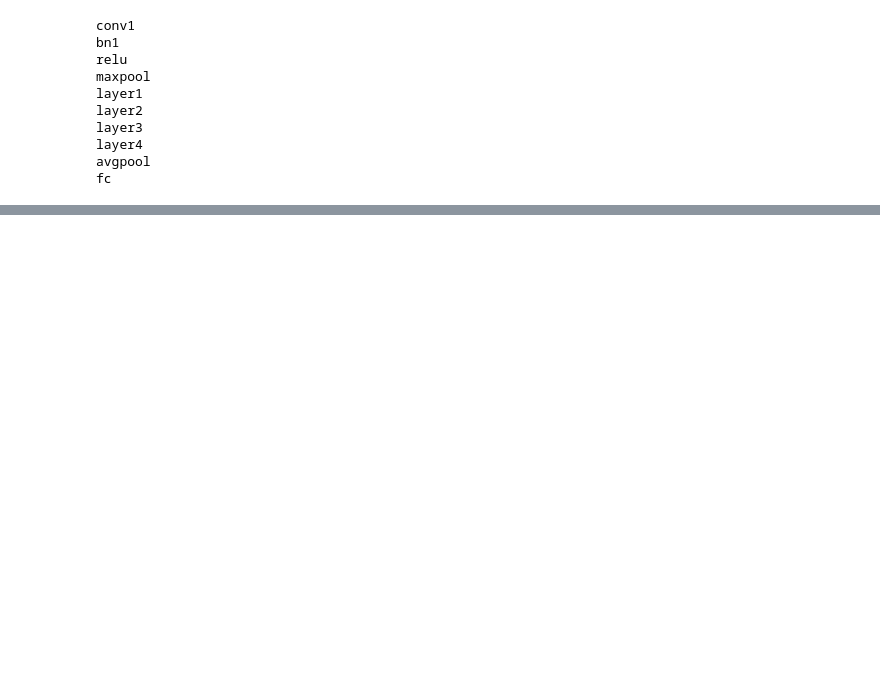
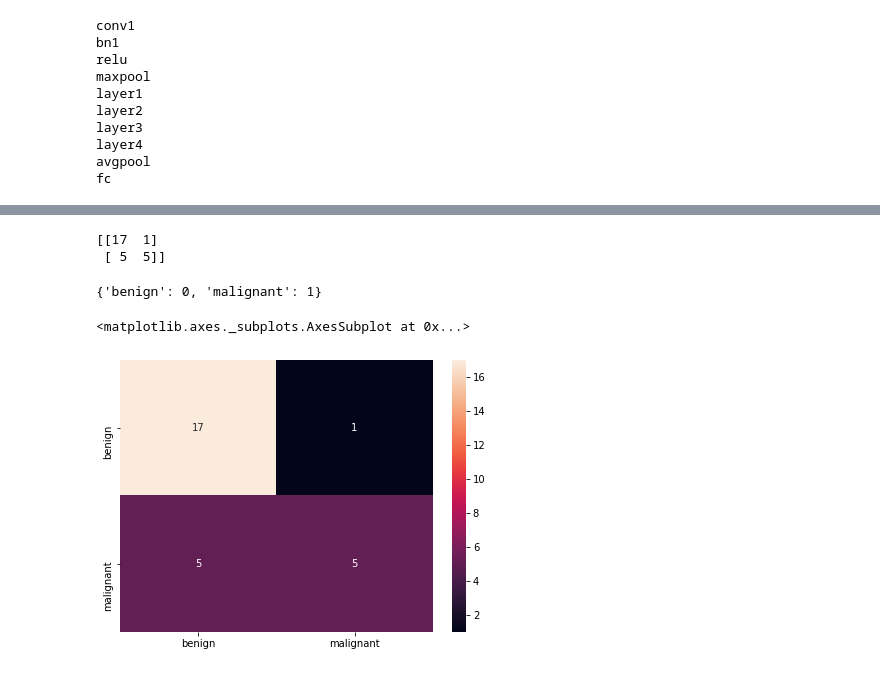
Before and after one commit to nlnlvlc/melanoma_classification, a Jupyter notebook: pyTorch_ResNet34_Model.ipynb, the cells around one changed output, grey strips where cells are left out. Cells and saved outputs as stored; diff of their text form; code cells hidden in the pictures; blank space fills up the shorter version.

Commit message:
Add confusion matrix and classification report

```diff
--- a/pyTorch_ResNet34_Model.ipynb
+++ b/pyTorch_ResNet34_Model.ipynb
@@ -336,0 +260,26 @@ base2_model.save('resnet34_torch2.h5')
+# %%
+from tqdm.notebook import tqdm
+
+y_pred_list = []
+y_true_list = []
+
+with torch.no_grad():
+  for inputs, labels in tqdm(dataloaders['test']):
+    inputs, labels = inputs.to(device), labels.to(device) #x_batch, y_batch
+    outputs = base_model(inputs) #y_test_pred
+    _, preds = torch.max(outputs, 1) #y_pred_tag
+    y_pred_list.append(preds.cpu().numpy())
+    y_true_list.append(labels.cpu().numpy())
+
+#
+# with torch.no_grad():
+#     for x_batch, y_batch in tqdm(test_loader):
+#         x_batch, y_batch = x_batch.to(device), y_batch.to(device)
+#         y_test_pred = model(x_batch)
+#         y_test_pred = torch.log_softmax(y_test_pred, dim=1)
+#         _, y_pred_tag = torch.max(y_test_pred, dim = 1)
+#         y_pred_list.append(y_pred_tag.cpu().numpy())
+#         y_true_list.append(y_batch.cpu().numpy())
+# %%
+y_pred_list = [i[0] for i in y_pred_list]
+y_true_list = [i[0] for i in y_true_list]
@@ -336,0 +297,21 @@ base2_model.save('resnet34_torch2.h5')
+# %%
+print(confusion_matrix(y_true_list, y_pred_list))
+# %% [output]
+[[17  1]
+ [ 5  5]]
+# %%
+melanoma_dataset['train'].class_to_idx
+# %% [output]
+{'benign': 0, 'malignant': 1}
+# %%
+idx2class = {v: k for k, v in melanoma_dataset['train'].class_to_idx.items()}
+# %%
+import pandas as pd
+import seaborn as sns
+
+confusion_matrix_df = pd.DataFrame(confusion_matrix(y_true_list, y_pred_list)).rename(columns=idx2class, index=idx2class)
+fig, ax = plt.subplots(figsize=(7,5))
+sns.heatmap(confusion_matrix_df, annot=True, ax=ax)
+# %% [output]
+<matplotlib.axes._subplots.AxesSubplot at 0x...>
+[figure, added]
```
Also changed, not shown: parts of 13 cells of this notebook.
